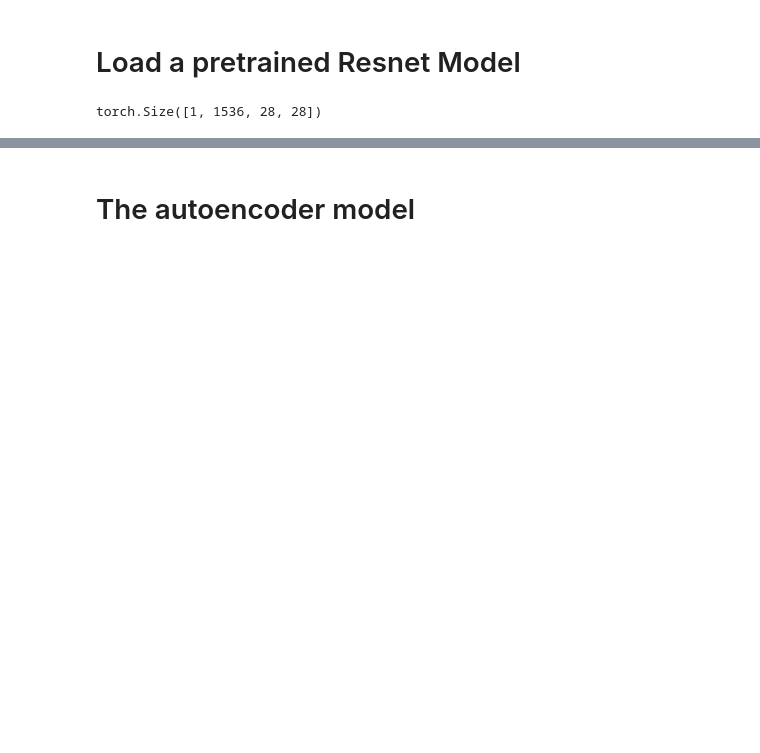
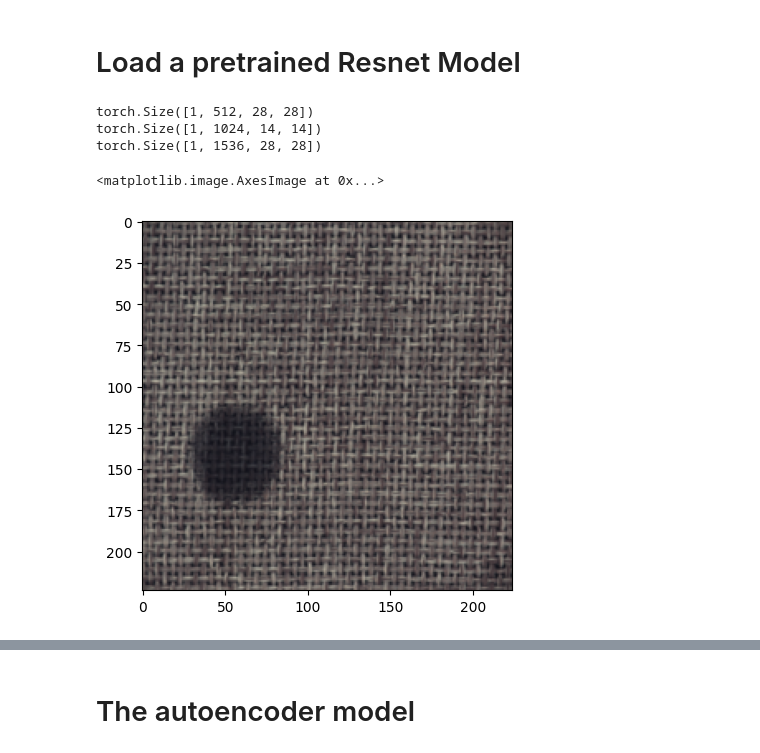
Before and after one commit to mohan696matlab/mvtec_anomalydetection, a Jupyter notebook: AD_3_using_resnet_backbone_multilevel.ipynb, the cells around one changed output, grey strips where cells are left out. Saved outputs shown, nothing was run; the diff lists cells and outputs as text; code cells hidden in the pictures; blank space fills up the shorter version.

```diff
--- a/AD_3_using_resnet_backbone_multilevel.ipynb
+++ b/AD_3_using_resnet_backbone_multilevel.ipynb
@@ -90,22 +93,24 @@ class resnet_feature_extractor(torch.nn.Module):
 # %%
 
 
 image = Image.open(r'F:\mvtec_anomalydetection\carpet\test\color\000.png')
 image = transform(image).unsqueeze(0)
 
 backbone = resnet_feature_extractor()
 feature = backbone(image)
 
+print(backbone.features[0].shape)
+print(backbone.features[1].shape)
+
 print(feature.shape)
 
-# padding_w=2
-# padding_h=2
-# replicationpad = torch.nn.ReplicationPad2d((padding_w, padding_w, padding_h, padding_h))
-
-# padded_feature = replicationpad(feature)
-# padded_feature.shape
+plt.imshow(image[0].permute(1,2,0))
 # %% [output]
+torch.Size([1, 512, 28, 28])
+torch.Size([1, 1024, 14, 14])
 torch.Size([1, 1536, 28, 28])
+<matplotlib.image.AxesImage at 0x...>
+[figure, added]
 # %%
 
 # Select 10 random indices for feature maps
```
Also changed, not shown: parts of 15 cells of this notebook, 1 other file.
